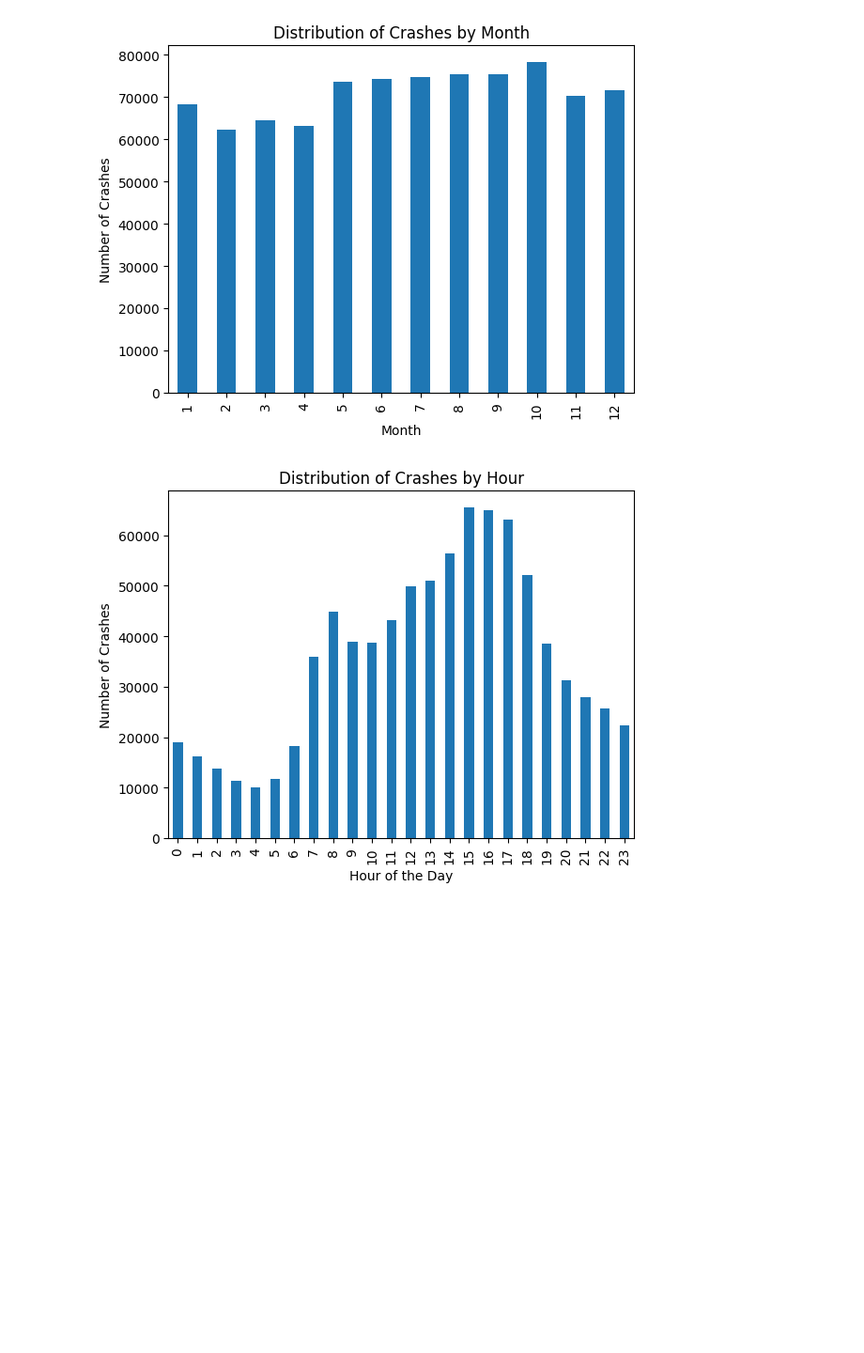
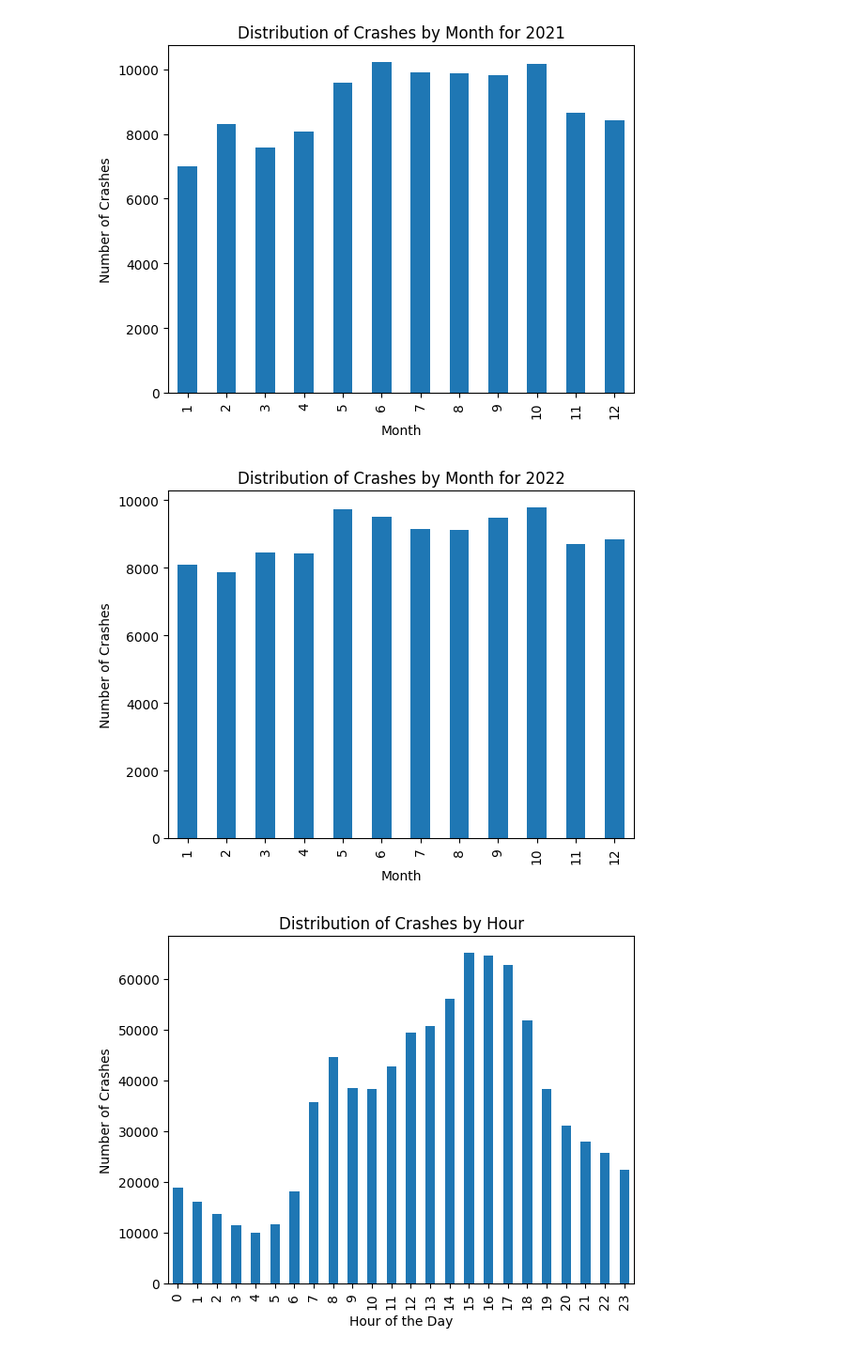
Before and after one commit to lavo2/DataMining-Project, a Jupyter notebook: 1-distribution.ipynb, the cells around one changed output. Shown at 94% size. Saved outputs shown, nothing was run; the diff lists cells and outputs as text; code cells hidden in the pictures; blank space fills up the shorter version.

```diff
--- a/1-distribution.ipynb
+++ b/1-distribution.ipynb
@@ -61,12 +91,26 @@ plt.show()
 # %%
-# distribution of crashes by month
-crashes['CRASH_MONTH'].value_counts().sort_index().plot(kind='bar')
-plt.title('Distribution of Crashes by Month')
+# filter crashes for the year 2021
+crashes_2021 = crashes[crashes['CRASH_YEAR'] == 2021]
+
+# distribution of crashes by month for 2021
+crashes_2021['CRASH_MONTH'].value_counts().sort_index().plot(kind='bar')
+plt.title('Distribution of Crashes by Month for 2021')
 plt.xlabel('Month')
 plt.ylabel('Number of Crashes')
 plt.show()
+
+# filter crashes for the year 2022
+crashes_2021 = crashes[crashes['CRASH_YEAR'] == 2022]
+
+# distribution of crashes by month for 2022
+crashes_2021['CRASH_MONTH'].value_counts().sort_index().plot(kind='bar')
+plt.title('Distribution of Crashes by Month for 2022')
+plt.xlabel('Month')
+plt.ylabel('Number of Crashes')
+plt.show()
 # %% [output]
-[figure, old version]
+[figure, new version]
+[figure, added]
 # %%
 # Plot the distribution of crashes by hour
 crashes['CRASH_HOUR'].value_counts().sort_index().plot(kind='bar')
```
Also changed, not shown: parts of 38 cells of this notebook, 3 other files.
